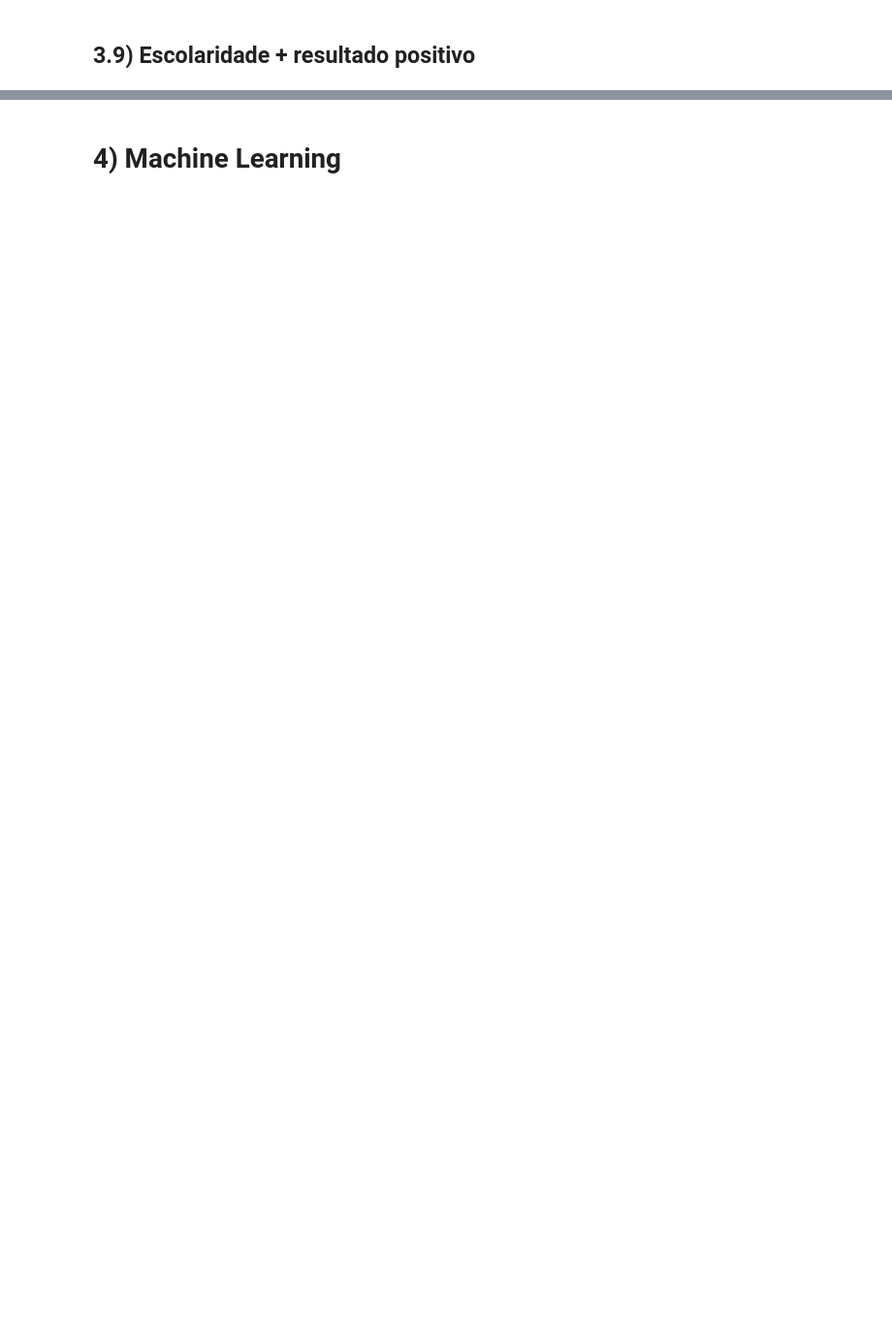
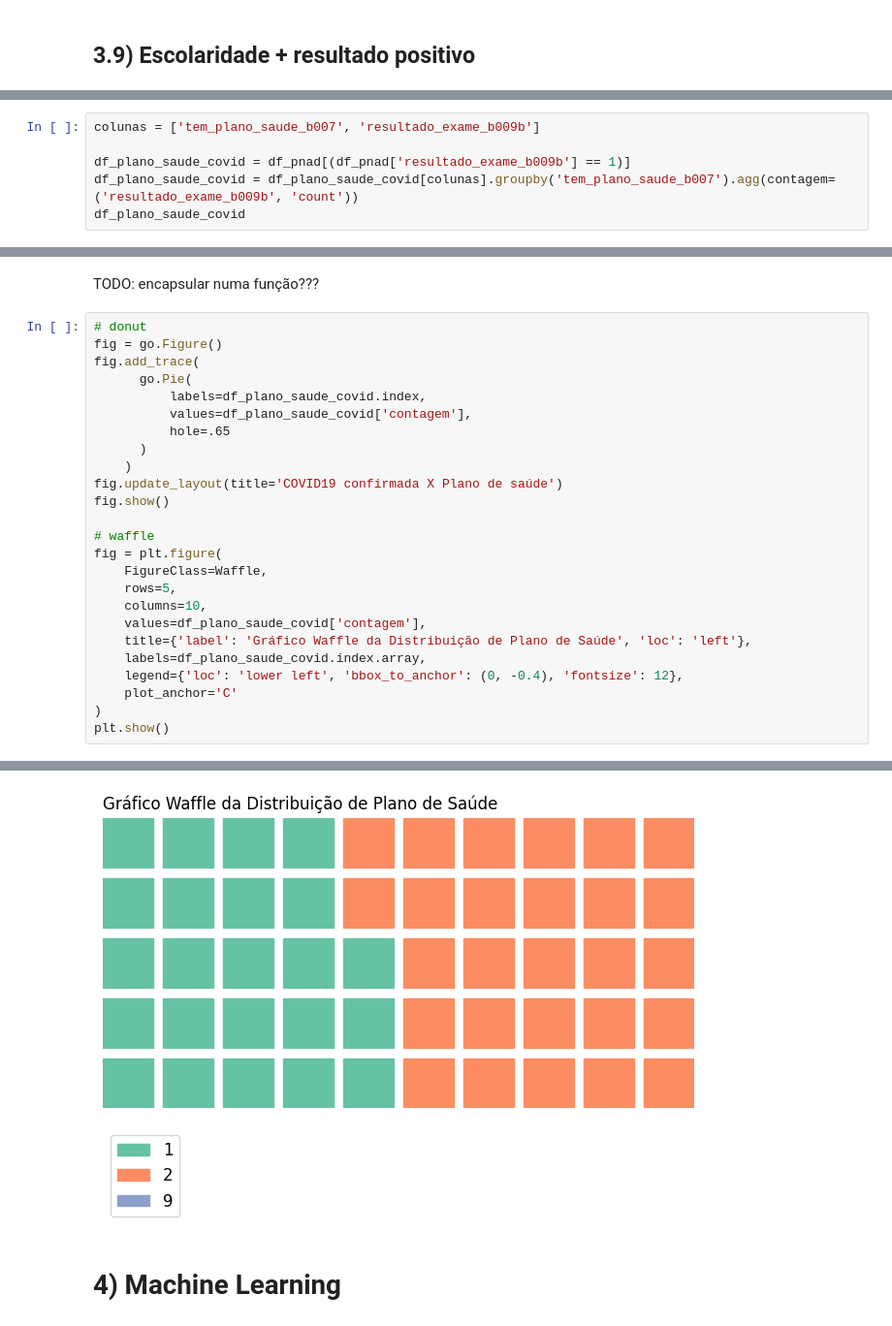
Before and after one commit to dhachcar/postech-tech-challenge-3, a Jupyter notebook: Tech_Challenge_3_Análises_para_o_Streamlit.ipynb, the cells around one changed output, grey strips where cells are left out. Shown: that part at 97% size. Cells and saved outputs as stored; diff of their text form; blank space fills up the shorter version.

```diff
--- a/Tech_Challenge_3_Análises_para_o_Streamlit.ipynb
+++ b/Tech_Challenge_3_Análises_para_o_Streamlit.ipynb
@@ -512,0 +596,6 @@ fig.show()
+# %%
+colunas = ['tem_plano_saude_b007', 'resultado_exame_b009b']
+
+df_plano_saude_covid = df_pnad[(df_pnad['resultado_exame_b009b'] == 1)]
+df_plano_saude_covid = df_plano_saude_covid[colunas].groupby('tem_plano_saude_b007').agg(contagem=('resultado_exame_b009b', 'count'))
+df_plano_saude_covid
@@ -512,0 +608,28 @@ fig.show()
+# %% [markdown]
+TODO: encapsular numa função???
+# %%
+# donut
+fig = go.Figure()
+fig.add_trace(
+      go.Pie(
+          labels=df_plano_saude_covid.index,
+          values=df_plano_saude_covid['contagem'],
+          hole=.65
+      )
+    )
+fig.update_layout(title='COVID19 confirmada X Plano de saúde')
+fig.show()
+
+# waffle
+fig = plt.figure(
+    FigureClass=Waffle,
+    rows=5,
+    columns=10,
+    values=df_plano_saude_covid['contagem'],
+    title={'label': 'Gráfico Waffle da Distribuição de Plano de Saúde', 'loc': 'left'},
+    labels=df_plano_saude_covid.index.array,
+    legend={'loc': 'lower left', 'bbox_to_anchor': (0, -0.4), 'fontsize': 12},
+    plot_anchor='C'
+)
+plt.show()
+# %% [output]
@@ -513,2 +637,3 @@ fig.show()
+[figure, added]
 # %% [markdown]
 # 4) Machine Learning
```
Also changed, not shown: parts of 17 cells of this notebook.
